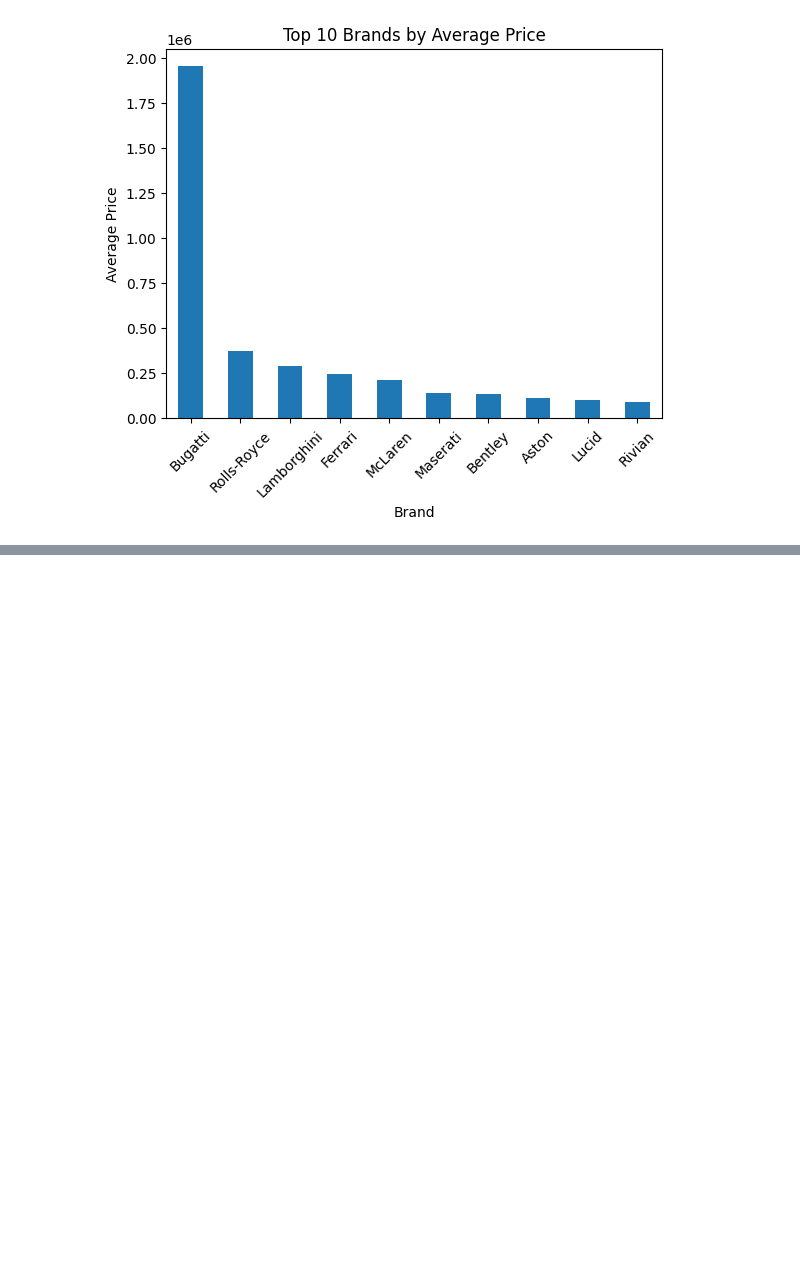
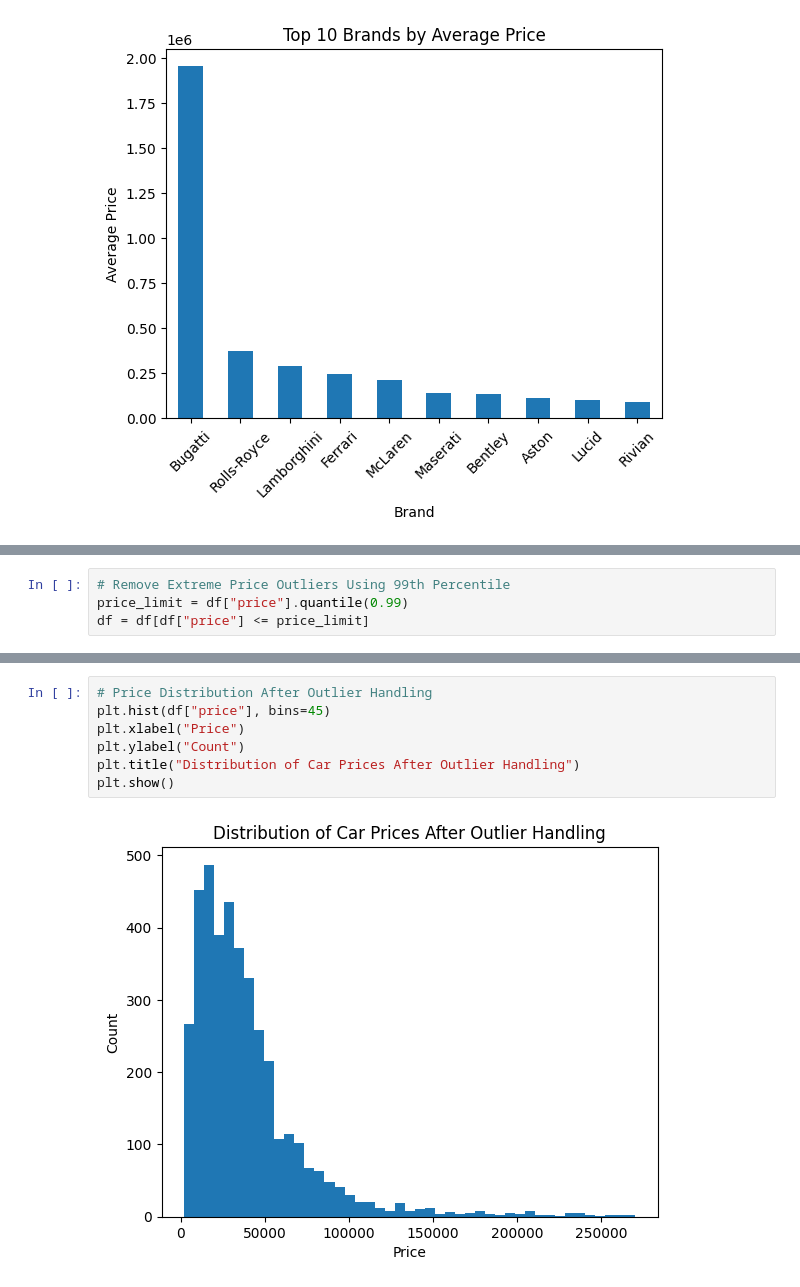
Before and after one commit to SMCodeX7/Used-Car-Price-Prediction, a Jupyter notebook: notebooks/UsedCarPricePrediction.ipynb, the cells around one changed output, grey strips where cells are left out. Drawn from its saved outputs; the diff is of its cells as text; blank space fills up the shorter version.

Commit message:
Outlier Handling

```diff
--- a/notebooks/UsedCarPricePrediction.ipynb
+++ b/notebooks/UsedCarPricePrediction.ipynb
@@ -310,0 +339,4 @@ plt.show()
+# %%
+# Remove Extreme Price Outliers Using 99th Percentile
+price_limit = df["price"].quantile(0.99)
+df = df[df["price"] <= price_limit]
@@ -310,0 +369,9 @@ plt.show()
+# %%
+# Price Distribution After Outlier Handling
+plt.hist(df["price"], bins=45)
+plt.xlabel("Price")
+plt.ylabel("Count")
+plt.title("Distribution of Car Prices After Outlier Handling")
+plt.show()
+# %% [output]
+[figure, added]
```
Also changed, not shown: parts of 5 cells of this notebook.
